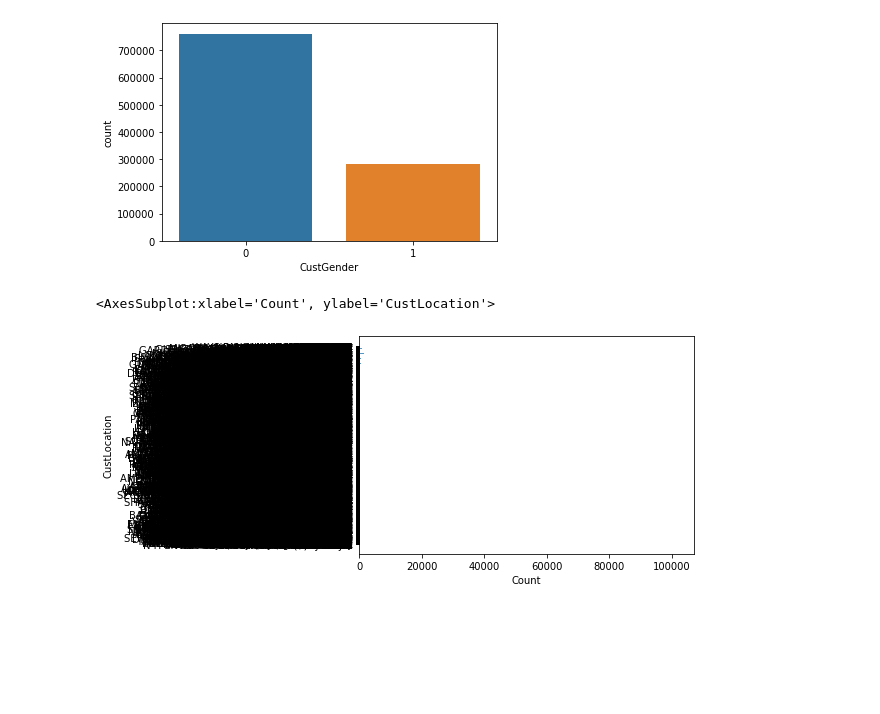
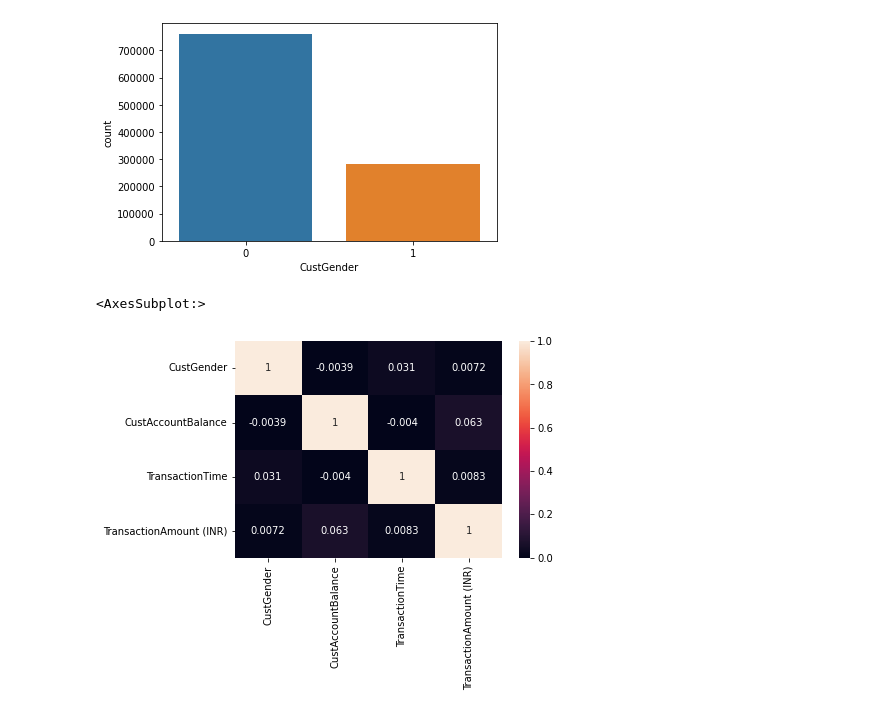
Before and after one commit to aleg001/Lab8, a Jupyter notebook: Lab8.ipynb, the cells around one changed output. Drawn from its saved outputs; the diff is of its cells as text; code cells hidden in the pictures; blank space fills up the shorter version.

```diff
--- a/Lab8.ipynb
+++ b/Lab8.ipynb
@@ -51,7 +51,7 @@ sns.countplot(x='CustGender', data=bankT)
 [figure]
 # %%
 # Grafico exploratorio
-sns.histplot(data=bankT, y="CustLocation")
+sns.heatmap(bankT.corr(), annot=True)
 # %% [output]
-<AxesSubplot:xlabel='Count', ylabel='CustLocation'>
+<AxesSubplot:>
-[figure, old version]
+[figure, new version]
```
Also changed, not shown: parts of 5 cells of this notebook, 1 other file.
